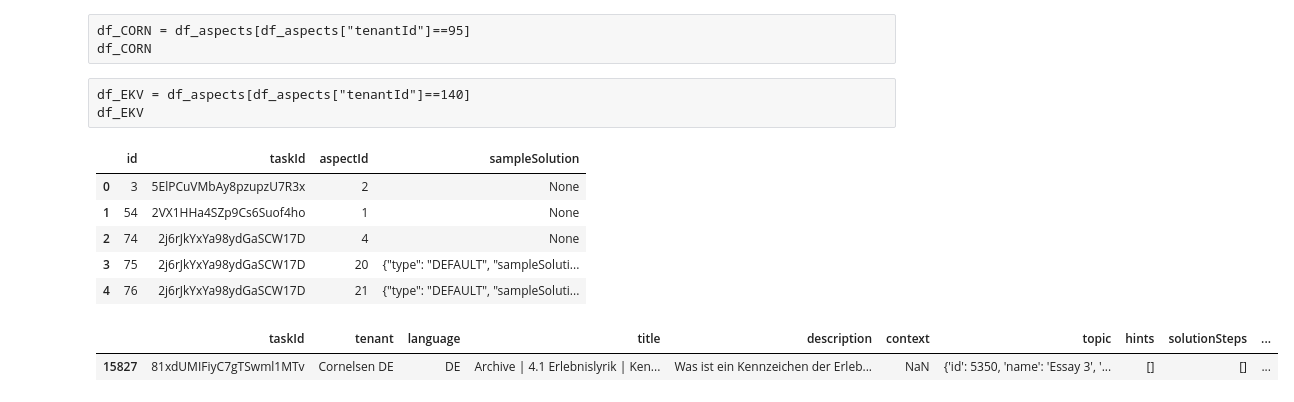
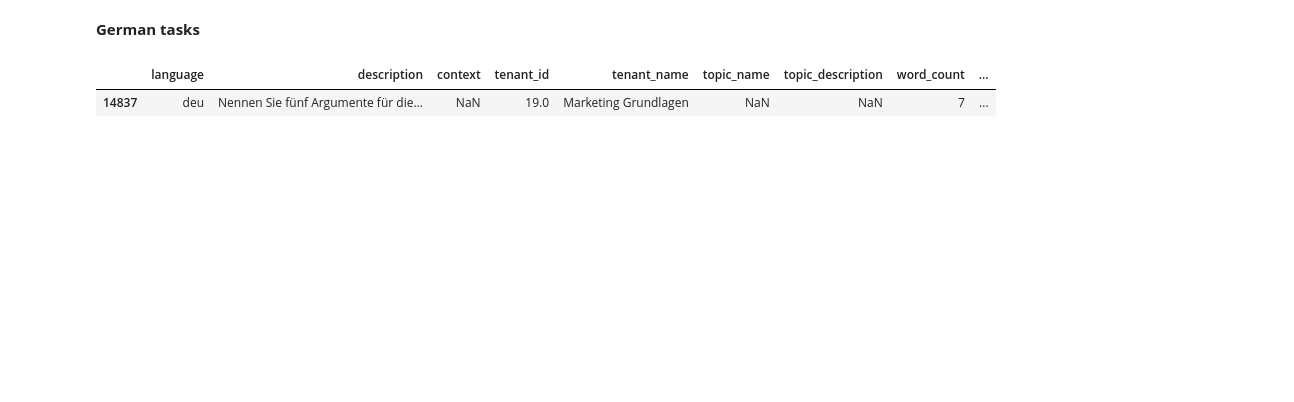
Before and after one commit to ghalifaten/master_thesis, a Jupyter notebook: 1b_cleaning_aspects.ipynb, the cells around one changed output. Saved outputs shown, nothing was run; the diff lists cells and outputs as text; code cells hidden in the pictures; blank space fills up the shorter version.

```diff
--- a/1b_cleaning_aspects.ipynb
+++ b/1b_cleaning_aspects.ipynb
@@ -21,25 +14,14 @@ df_aspects.head()
-# %% [raw]
-df_CORN = df_aspects[df_aspects["tenantId"]==95]
-df_CORN
-# %% [raw]
-df_EKV = df_aspects[df_aspects["tenantId"]==140]
-df_EKV
 # %%
 query = "SELECT * FROM TaskAspects"
 df_TaskAspect = pd.read_sql(query, cnx)
-df_TaskAspect.head()
+# df_TaskAspect.head()
-# %% [output]
-|  | id | taskId | aspectId | sampleSolution |
-| 0 | 3 | 5ElPCuVMbAy8pzupzU7R3x | 2 | None |
-| 1 | 54 | 2VX1HHa4SZp9Cs6Suof4ho | 1 | None |
-| 2 | 74 | 2j6rJkYxYa98ydGaSCW17D | 4 | None |
-| 3 | 75 | 2j6rJkYxYa98ydGaSCW17D | 20 | {"type": "DEFAULT", "sampleSoluti... |
-| 4 | 76 | 2j6rJkYxYa98ydGaSCW17D | 21 | {"type": "DEFAULT", "sampleSoluti... |
+# %% [markdown]
+**German tasks**
 # %%
-df_tasks = pd.read_csv("data/open_tasks_Corn_EKV_DE.csv")
+df_tasks = pd.read_csv("data/open_tasks_DE.csv")
 df_tasks.head(1)
 # %% [output]
-|  | taskId | tenant | language | title | description | context | topic | hints | solutionSteps | ... |
-| 15827 | 81xdUMIFiyC7gTSwml1MTv | Cornelsen DE | DE | Archive | 4.1 Erlebnislyrik | Ken... | Was ist ein Kennzeichen der Erleb... | NaN | {'id': 5350, 'name': 'Essay 3', '... | [] | [] | ... |
+|  | language | description | context | tenant_id | tenant_name | topic_name | topic_description | word_count | ... |
+| 14837 | deu | Nennen Sie fünf Argumente für die... | NaN | 19.0 | Marketing Grundlagen | NaN | NaN | 7 | ... |
 # %%
 df = pd.merge(df_tasks[["taskId"]], df_TaskAspect, how="inner", on=["taskId"])
```
Also changed, not shown: parts of 12 cells of this notebook, 9 other files.
